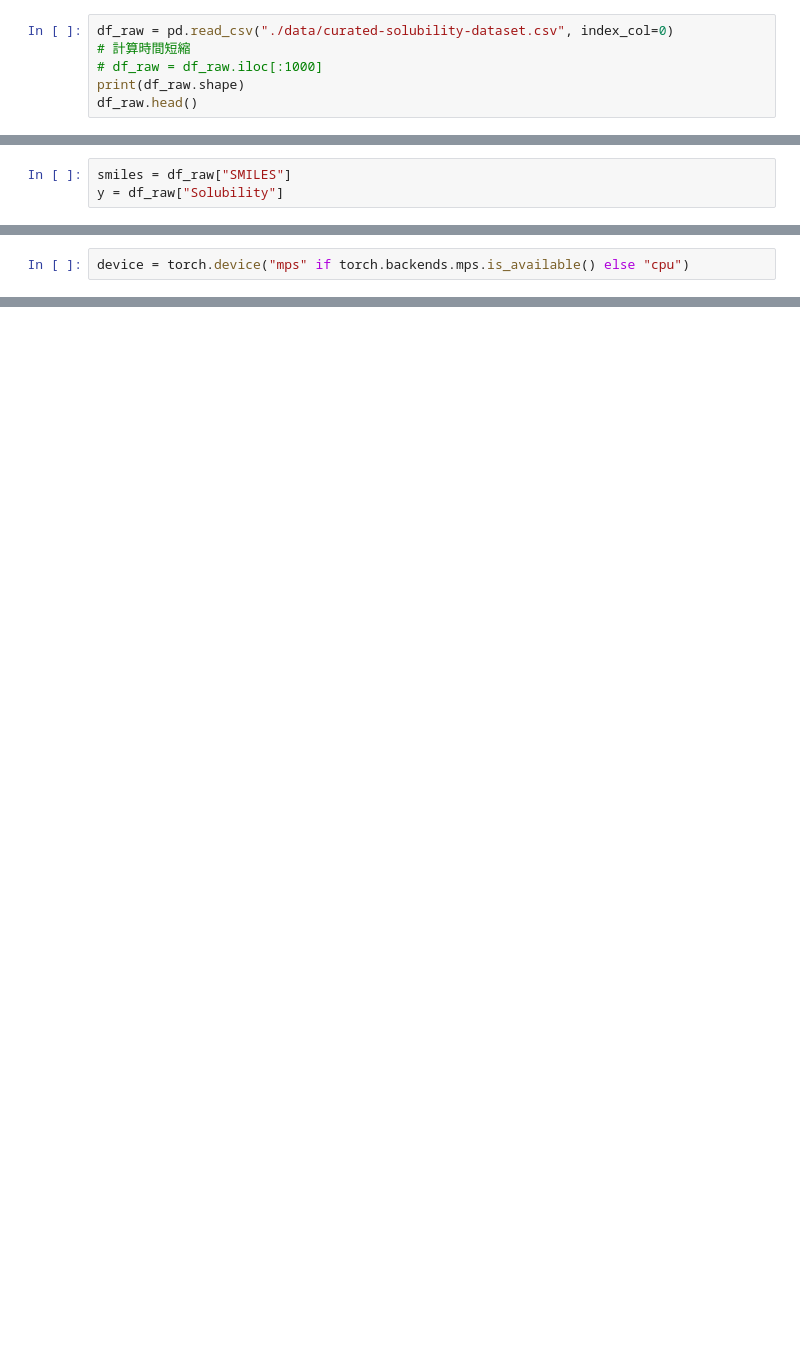
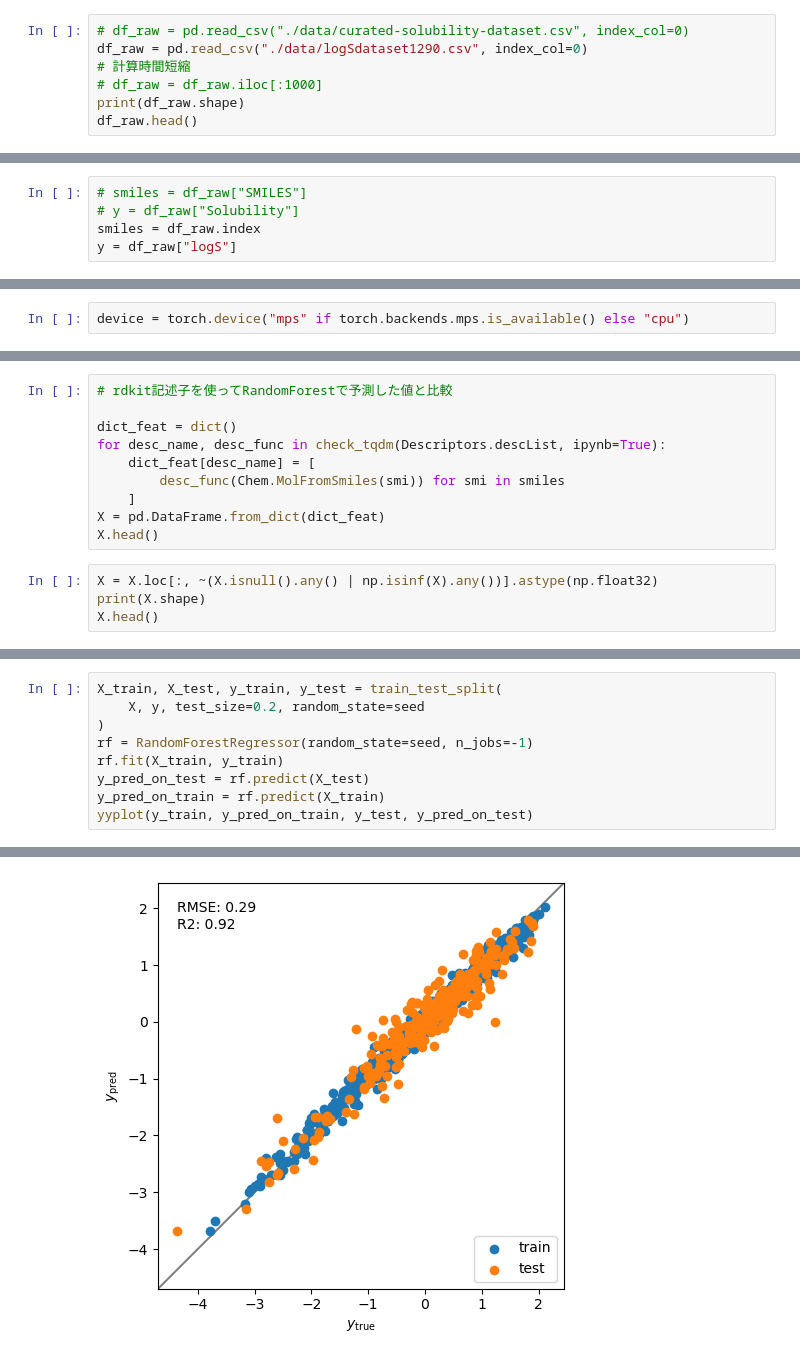
Before and after one commit to yu9824/torch-graph-tutorial, a Jupyter notebook: torch-graph-tutorial.ipynb, the cells around one changed output, grey strips where cells are left out. Drawn from its saved outputs; the diff is of its cells as text; blank space fills up the shorter version.

```diff
--- a/torch-graph-tutorial.ipynb
+++ b/torch-graph-tutorial.ipynb
@@ -54,7 +64,8 @@ batch_size = 256
 
 torch_seed(seed)
 # %%
-df_raw = pd.read_csv("./data/curated-solubility-dataset.csv", index_col=0)
+# df_raw = pd.read_csv("./data/curated-solubility-dataset.csv", index_col=0)
+df_raw = pd.read_csv("./data/logSdataset1290.csv", index_col=0)
 # 計算時間短縮
 # df_raw = df_raw.iloc[:1000]
 print(df_raw.shape)
@@ -72,6 +82,8 @@ df_raw.head()
 # %%
-smiles = df_raw["SMILES"]
-y = df_raw["Solubility"]
+# smiles = df_raw["SMILES"]
+# y = df_raw["Solubility"]
+smiles = df_raw.index
+y = df_raw["logS"]
 # %%
 # scaling
 y_mean = y.mean()
@@ -193,0 +259,14 @@ evaluate_history(history)
+# %%
+# rdkit記述子を使ってRandomForestで予測した値と比較
+
+dict_feat = dict()
+for desc_name, desc_func in check_tqdm(Descriptors.descList, ipynb=True):
+    dict_feat[desc_name] = [
+        desc_func(Chem.MolFromSmiles(smi)) for smi in smiles
+    ]
+X = pd.DataFrame.from_dict(dict_feat)
+X.head()
+# %%
+X = X.loc[:, ~(X.isnull().any() | np.isinf(X).any())].astype(np.float32)
+print(X.shape)
+X.head()
@@ -193,0 +282,10 @@ evaluate_history(history)
+# %%
+X_train, X_test, y_train, y_test = train_test_split(
+    X, y, test_size=0.2, random_state=seed
+)
+rf = RandomForestRegressor(random_state=seed, n_jobs=-1)
+rf.fit(X_train, y_train)
+y_pred_on_test = rf.predict(X_test)
+y_pred_on_train = rf.predict(X_train)
+yyplot(y_train, y_pred_on_train, y_test, y_pred_on_test)
+# %% [output]
@@ -193,0 +293 @@ evaluate_history(history)
+[figure, added]
```
Also changed, not shown: parts of 26 cells of this notebook.
